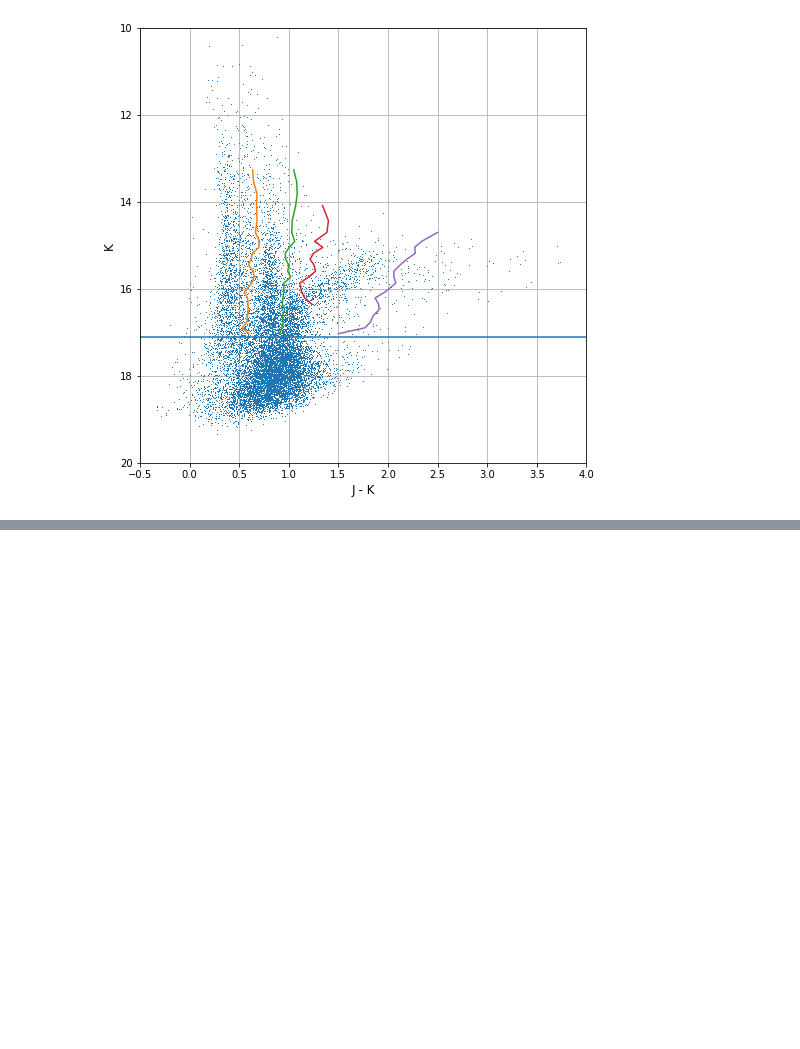
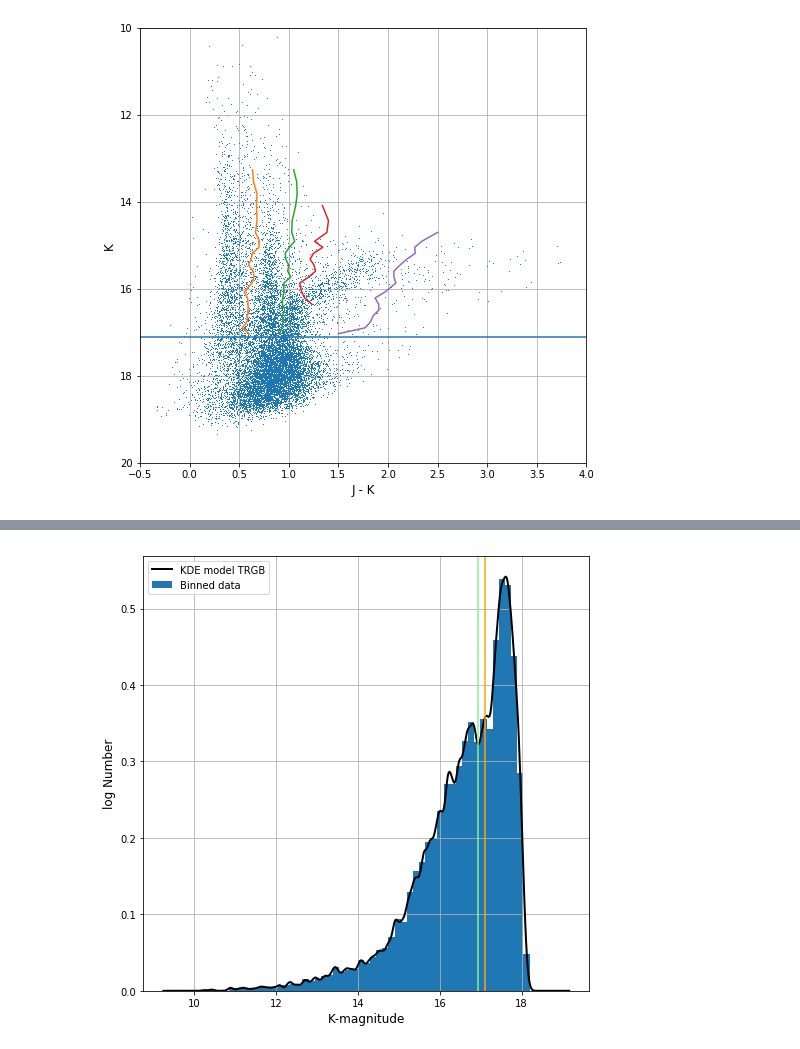
Before and after one commit to alechirschauer/NGC6822, a Jupyter notebook: Color-Cuts_K_vs_J-K_20Nov2018.ipynb, the cells around one changed output, grey strips where cells are left out. Saved outputs shown, nothing was run; the diff lists cells and outputs as text; code cells hidden in the pictures; blank space fills up the shorter version.

```diff
--- a/Color-Cuts_K_vs_J-K_20Nov2018.ipynb
+++ b/Color-Cuts_K_vs_J-K_20Nov2018.ipynb
@@ -2561,0 +2616,28 @@ plt.close()
+# %%
+# 67
+
+# Based on the cell above, the histogram seems to be consistent with
+# the TRGB break being at about K = 17.1 (or lower), but let's run a KDE
+# and determine the inflection point just to make sure.
+
+kde_data_TRGB = TRGBhist.Kmag.values
+# [(TRGBhist.Kmag > 16.0) & (TRGBhist.Kmag < 18.0)]
+bins=np.arange(min(kde_data_TRGB ), max(kde_data_TRGB ) + 0.15, 0.15)
+x_eval_TRGB = np.linspace(kde_data_TRGB.min() - 1.0, kde_data_TRGB.max() + 1.0, 500)
+kde_TRGB = gaussian_kde(kde_data_TRGB,bw_method=0.05)#binwidth2)
+#
+plt.figure(figsize=(8,8))
+plt.plot(x_eval_TRGB, kde_TRGB(x_eval_TRGB),'k',lw=2,label='KDE model TRGB')
+plt.hist(kde_data_TRGB,bins=bins,normed=True,label='Binned data')
+#plt.xlim(16.9, 17.0)
+#plt.ylim(0.30, 0.35)
+plt.legend()
+plt.xlabel('K-magnitude', size=12)
+plt.ylabel('log Number', size=12)
+plt.axvline(x=17.1, linewidth=1.5, color='orange') # Sibbons+ (2012) TRGB value
+plt.axvline(x=16.94, linewidth=1.5, color='lightgreen') # TRGB value determined from KDE below
+plt.grid(True)
+plt.show()
+plt.close()
+# %% [output]
+[figure, added]
```
Also changed, not shown: parts of 36 cells of this notebook.
